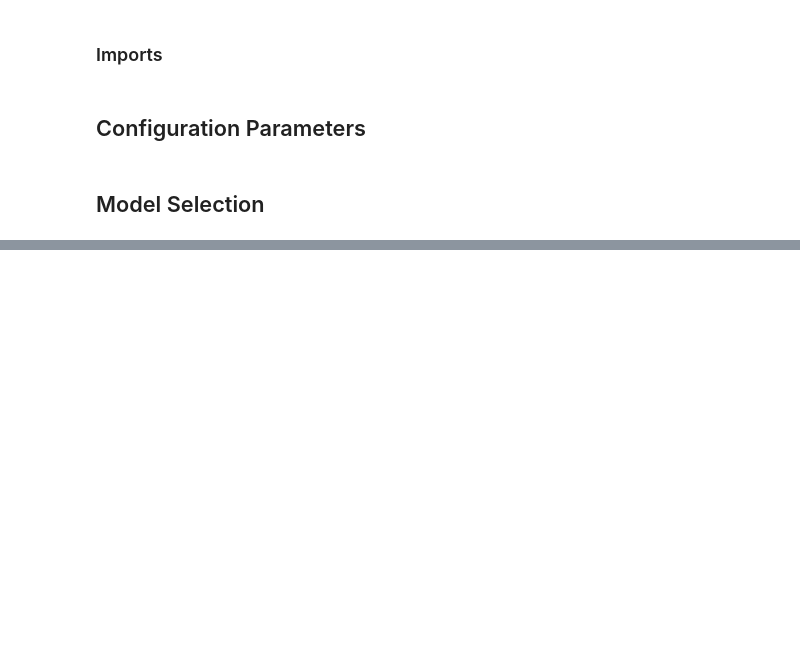
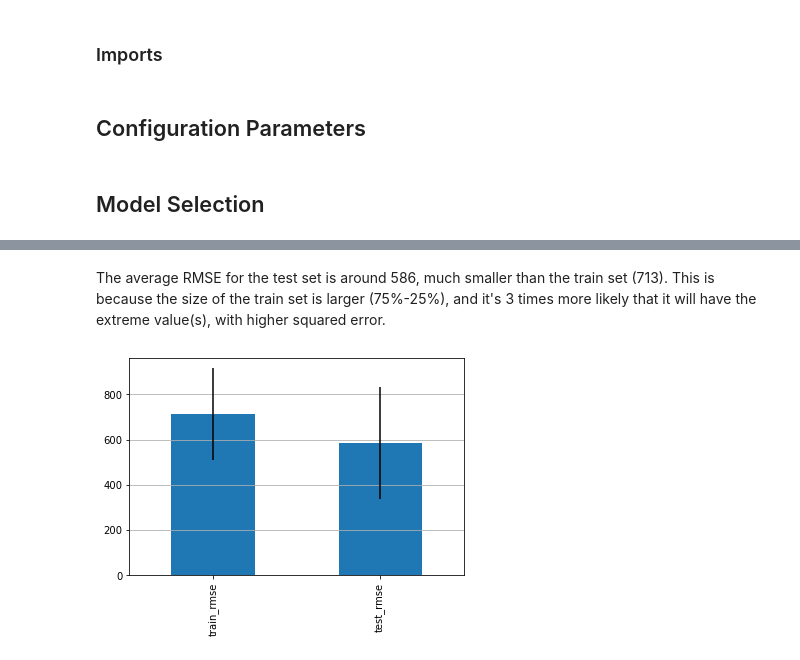
Before and after one commit to bezes/Facebook-UCI-Prediction, a Jupyter notebook: Model.ipynb, the cells around one changed output, grey strips where cells are left out. Drawn from its saved outputs; the diff is of its cells as text; code cells hidden in the pictures; blank space fills up the shorter version.

```diff
--- a/Model.ipynb
+++ b/Model.ipynb
@@ -193,0 +355,28 @@ The model clearly suffers from high bias, as it is unable to predict the higher
+# %%
+%%time
+number_of_splits = 30
+train_rmses = []
+test_rmses = []
+i = 0
+for X_train, X_test, y_train_norm, y_test_norm, transformer_y in prepare_datasets(
+        df, number_of_splits=number_of_splits,
+        seed=seed,
+        do_convert_hour=do_convert_hour,
+        do_transform=do_transform
+):
+    i += 1
+    print(f'### Split {i} ###')
+
+    model = XGBRegressor(**best_params)
+    model.fit(X_train, y_train_norm)
+
+    y_train_pred, y_test_pred, y_train, y_test = get_predictions(
+        selected_model, X_train, y_train_norm, X_test, y_test_norm,
+        transformer_y=transformer_y)
+
+    train_rmse, test_rmse = calc_rmse(y_train_pred, y_test_pred, y_train, y_test)
+
+    train_rmses.append(train_rmse)
+    test_rmses.append(test_rmse)
+
+scores_df = pd.DataFrame({'train_rmse': train_rmses, 'test_rmse': test_rmses})
@@ -193,0 +413,8 @@ The model clearly suffers from high bias, as it is unable to predict the higher
+# %% [markdown]
+The average RMSE for the test set is around 586, much smaller than the train set (713). This is because the size of the train set is larger (75%-25%), and it's 3 times more likely that it will have the extreme value(s), with higher squared error.
+# %%
+conf_intervals = scores_df.std() * 1.96
+scores_df.mean().plot.bar(yerr=conf_intervals)
+plt.grid(axis='y')
+# %% [output]
+[figure, added]
```
Also changed, not shown: parts of 29 cells of this notebook, 1 other file.
